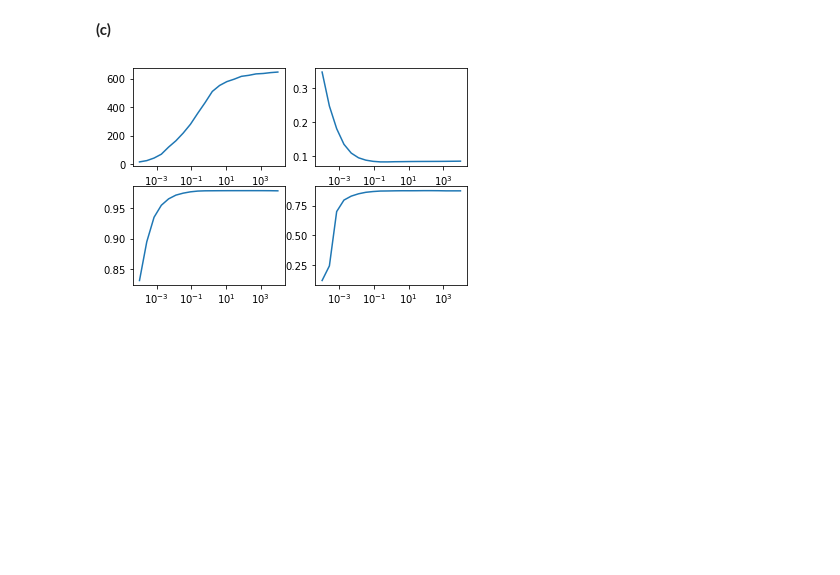
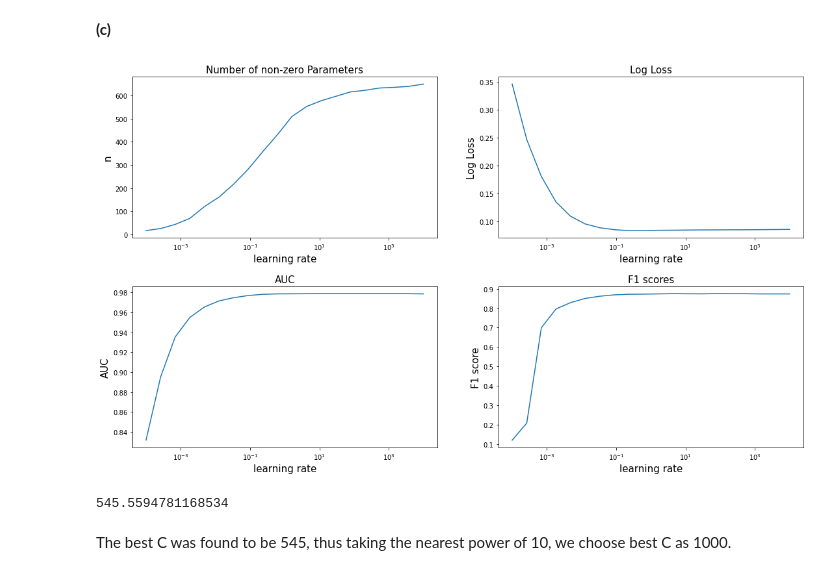
Before and after one commit to satvikk/ids705, a Jupyter notebook: assignments/Assignment_3.ipynb, the cells around one changed output. Cells and saved outputs as stored; diff of their text form; code cells hidden in the pictures; blank space fills up the shorter version.

```diff
--- a/assignments/Assignment_3.ipynb
+++ b/assignments/Assignment_3.ipynb
@@ -251,20 +258,16 @@ We observe that when learning rate = $10^{-6}$, the change in gradient is too sm
 fig,axs = plt.subplots(1)
 fig_scale = 0.6
 fig.set_size_inches(18.5*fig_scale, 10.5*fig_scale)
-for lr_s,lr in [("1",1)]:
-    m = Logistic_regression()
-    m.fit(train_x, train_y, lr=lr, verbose=False)
-    axs.plot(range(min(50,len(m.saved_w))), m.learning_curve(train_x, train_y)[0:50], label="Train Loss, Lr="+lr_s)
-    axs.plot(range(min(50,len(m.saved_w))), m.learning_curve(test_x, test_y)[0:50], label="Test Loss, Lr="+lr_s)
-    #axs.plot(range(len(m.saved_w)), m.learning_curve(train_x, train_y), label="Train Loss, Lr="+lr_s)
-    #axs.plot(range(len(m.saved_w)), m.learning_curve(test_x, test_y), label="Test Loss, Lr="+lr_s)
-
-
-    pass
-axs.set_xlabel("Training Iteration")
-axs.set_ylabel("Average Cross Entropy Loss")
-axs.legend()
+m = Logistic_regression()
+m.fit(train_x, train_y, lr=1, verbose=False)
+axs.plot(range(min(50,len(m.saved_w))), [i[0] for i in m.saved_w][0:50], label="w0")
+axs.plot(range(min(50,len(m.saved_w))), [i[1] for i in m.saved_w][0:50], label="w1")
+axs.plot(range(min(50,len(m.saved_w))), [i[2] for i in m.saved_w][0:50], label="w2")
+axs.set_xlabel("Training Iteration", fontsize=fs)
+axs.set_ylabel("Weight value", fontsize=fs)
+axs.legend(fontsize='x-large', title_fontsize=fs)
+axs.set_title("Weights across iterations when LR = 1",fontsize=fs)
 None
 
-opt_lr = 1
+opt_lr = 0.01
 # %% [output]
@@ -501,22 +513,50 @@ for l1c in penalizers:
 # %%
 penalizers = np.exp(np.linspace(np.log(1e-4),np.log(1e4),20))
 nparams = [(m.coef_!=0).sum() for m in lrms]
 log_losses = [log_loss(y_test, m.predict_proba(X_test)) for m in lrms]
 aucs = [auc(y_test, m.predict_proba(X_test)[:,1]) for m in lrms]
 f1s = [f1_score(y_test, m.predict_proba(X_test)[:,1]>=0.5) for m in lrms]
+
+fig_scale = 1
 fig, axs = plt.subplots(2,2)
+fig.subplots_adjust(hspace=0.3)
+fig.set_size_inches(18.5*fig_scale, 10.5*fig_scale)
+fs = 15
+
 axs[0,0].plot(penalizers, nparams)
+axs[0,0].set_title("Number of non-zero Parameters", fontsize=fs)
 axs[0,1].plot(penalizers, log_losses)
+axs[0,1].set_title("Log Loss", fontsize=fs)
 axs[1,0].plot(penalizers, aucs)
+axs[1,0].set_title("AUC", fontsize=fs)
 axs[1,1].plot(penalizers, f1s)
+axs[1,1].set_title("F1 scores", fontsize=fs)
 
 axs[0,0].set_xscale('log')
 axs[0,1].set_xscale('log')
 axs[1,0].set_xscale('log')
 axs[1,1].set_xscale('log')
+
+axs[0,0].set_xlabel("learning rate", fontsize=fs)
+axs[1,0].set_xlabel("learning rate", fontsize=fs)
+axs[0,1].set_xlabel("learning rate", fontsize=fs)
+axs[1,1].set_xlabel("learning rate", fontsize=fs)
+
+axs[0,0].set_ylabel("n", fontsize=fs)
+axs[1,0].set_ylabel("AUC", fontsize=fs)
+axs[1,1].set_ylabel("F1 score", fontsize=fs)
+axs[0,1].set_ylabel("Log Loss", fontsize=fs)
 None
 # %% [output]
-[figure, old version]
+[figure, new version]
+# %%
+best = np.argmax(np.array(aucs))
+best_c = penalizers[best]
+print(best_c)
+# %% [output]
+545.5594781168534
+# %% [markdown]
+The best C was found to be 545, thus taking the nearest power of 10, we choose best C as 1000.
 # %%
 from sklearn.discriminant_analysis import LinearDiscriminantAnalysis
 from sklearn.ensemble import RandomForestClassifier
```
Also changed, not shown: parts of 16 cells of this notebook.
